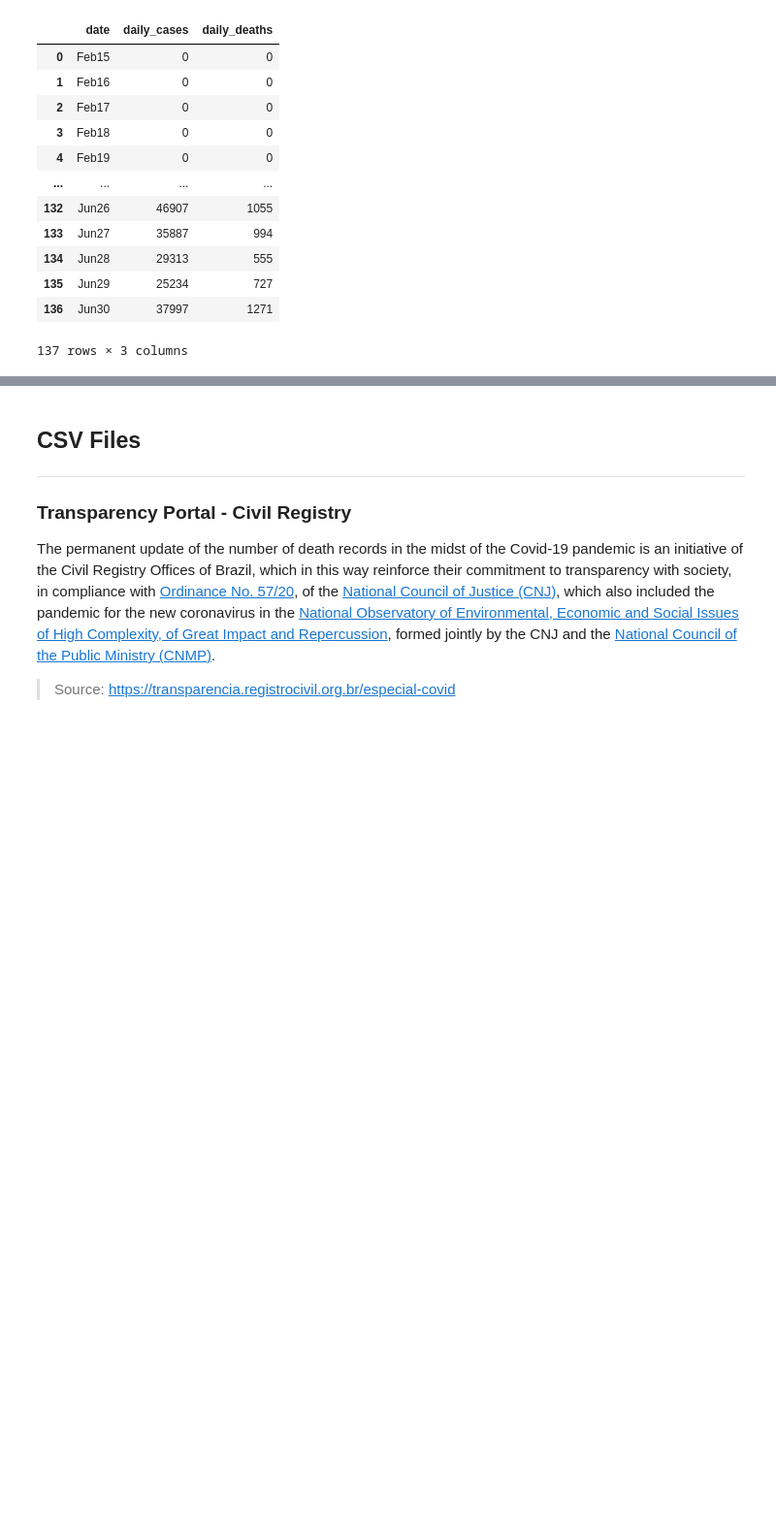
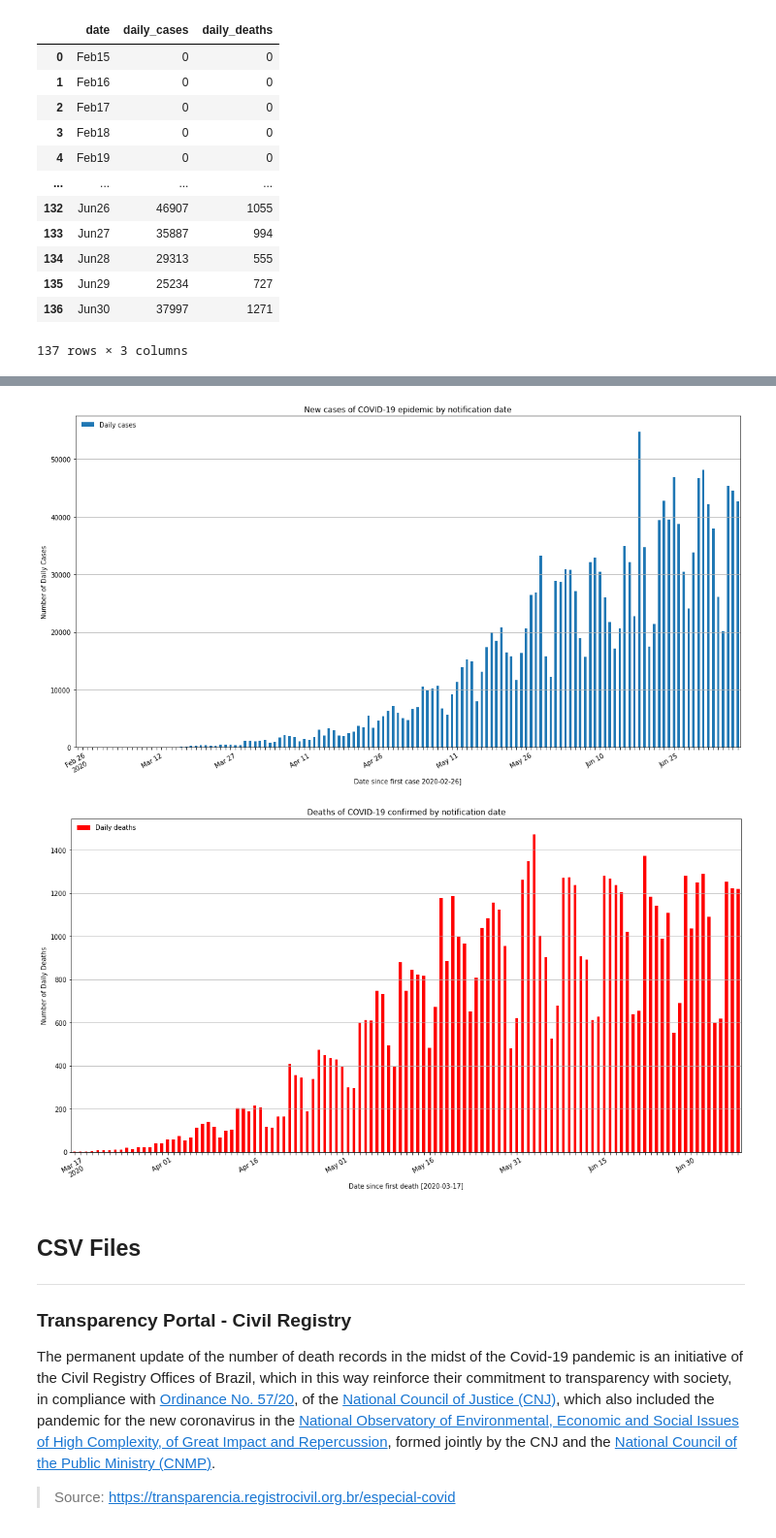
Before and after one commit to marcosmlr/docs_lstm_covid, a Jupyter notebook: DatasetsCOVID.ipynb, the cells around one changed output, grey strips where cells are left out. Shown: that part at 97% size. Drawn from its saved outputs; the diff is of its cells as text; code cells hidden in the pictures; blank space fills up the shorter version.

```diff
--- a/DatasetsCOVID.ipynb
+++ b/DatasetsCOVID.ipynb
@@ -262,3 +411,60 @@ df_wordometer_final
+# %%
+#View data:
+index = covid_hist[covid_hist.regiao == 'Brasil'].index
+df_region = covid_hist.loc[index,['data','casosNovos','obitosNovos']]
+
+#set date as index
+df_region.set_index('data',inplace=True)
+
+#Plot new cases
+index_start = df_region[df_region.casosNovos.gt(0)].index[0]
+df_region = df_region[df_region.index >= index_start] #Drop lines until first case
+
+ax = df_region.casosNovos.plot(kind='bar');
+ticklabels = ['']*len(df_region.casosNovos.index) # Every 15th ticklable shows the month and day
+ticklabels[::15] = [item.strftime('%b %d') for item in df_region.casosNovos.index[::15]] # Every 365th ticklabel includes the year
+ticklabels[::365] = [item.strftime('%b %d\n%Y') for item in df_region.casosNovos.index[::365]]
+ax.xaxis.set_major_formatter(ticker.FixedFormatter(ticklabels))
+
+
+# specify the lines and labels of the first legend
+ax.legend(['Daily cases'],loc='upper left', frameon=False)
+ax.grid(axis='y')
+
+ax.set_title('New cases of COVID-19 epidemic by notification date')
+ax.set_ylabel('Number of Daily Cases')
+ax.set_xlabel('Date since first case '+df_region.index[0].strftime("%Y-%m-%d")+']');
+plt.gcf().autofmt_xdate()
+plt.xticks(ha='center')
+fig = plt.gcf()
+fig.set_size_inches(18.5, 10.5)
+plt.show()
+
+#Plot deaths
+index_start = df_region[df_region.obitosNovos.gt(0)].index[0]
+df_region = df_region[df_region.index >= index_start] #Drop lines until first death
+
+ax = df_region.obitosNovos.plot(kind='bar',color='red');
+ticklabels = ['']*len(df_region.obitosNovos.index) # Every 15th ticklable shows the month and day
+ticklabels[::15] = [item.strftime('%b %d') for item in df_region.obitosNovos.index[::15]] # Every 365th ticklabel includes the year
+ticklabels[::365] = [item.strftime('%b %d\n%Y') for item in df_region.obitosNovos.index[::365]]
+ax.xaxis.set_major_formatter(ticker.FixedFormatter(ticklabels))
+
+# specify the lines and labels of the first legend
+ax.legend(['Daily deaths'],loc='upper left', frameon=False)
+
+ax.grid(axis='y')
+
+ax.set_title('Deaths of COVID-19 confirmed by notification date')
+ax.set_ylabel('Number of Daily Deaths')
+ax.set_xlabel('Date since first death ['+df_region.index[0].strftime("%Y-%m-%d")+']');
+plt.gcf().autofmt_xdate()
+plt.xticks(ha='center')
+fig = plt.gcf()
+fig.set_size_inches(18.5, 10.5)
+# %% [output]
+[figure, added]
+[figure, added]
 # %% [markdown]
 ## CSV Files
 ---
```
Also changed, not shown: parts of 10 cells of this notebook.
